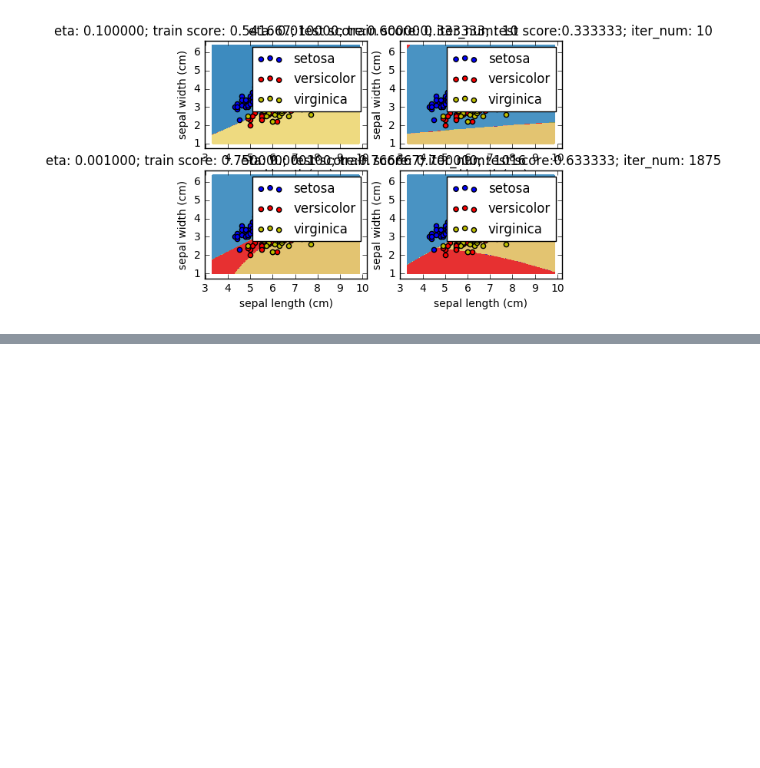
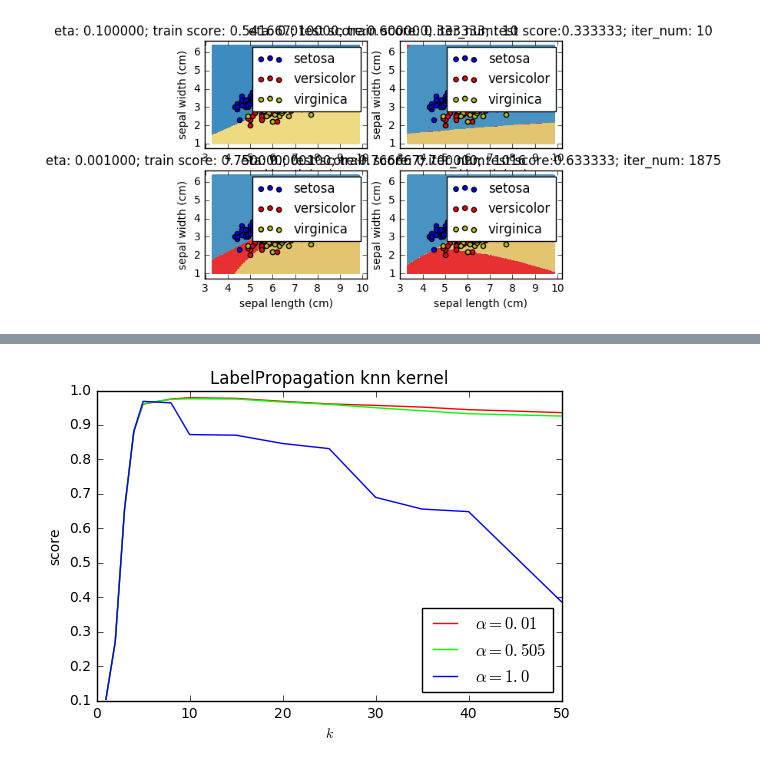
Before and after one commit to probao/Machine_Learning_Basis, a Jupyter notebook: Python-Machine Learning.ipynb, the cells around one changed output, grey strips where cells are left out. Saved outputs shown, nothing was run; the diff lists cells and outputs as text; code cells hidden in the pictures; blank space fills up the shorter version.

```diff
--- a/Python-Machine Learning.ipynb
+++ b/Python-Machine Learning.ipynb
@@ -2372,0 +2476,2 @@ mlpclassifier_iris_eta()
+# %%
+alphas=np.linspace(0.01,1,num=2, endpoint=True)
@@ -2374,0 +2484,33 @@ mlpclassifier_iris_eta()
+# %%
+def test_labelPropagation_knn(*data):
+    '''
+    测试LabelPropagation的knn核时，预测性随alpha和n_neighbors的变化
+    '''
+    X,y,unlabeled_indices=data
+    y_train=np.copy(y)
+    y_train[unlabeled_indices]=-1
+
+    fig=plt.figure()
+    ax=fig.add_subplot(1,1,1)
+    alphas=np.linspace(0.01,1,num=3,endpoint=True)
+    Ks=[1,2,3,4,5,8,10,15,20,25,30,35,40,50]
+    colors=((1,0,0),(0,1,0),(0,0,1))
+    for alpha,color in zip(alphas, colors):
+        scores=[]
+        for K in Ks:
+            clf=LabelPropagation(max_iter=100, n_neighbors=K, alpha=alpha, kernel='knn')
+            clf.fit(X,y_train)
+            scores.append(clf.score(X[unlabeled_indices],y[unlabeled_indices]))
+        ax.plot(Ks, scores, label=r"$\alpha=%s$" % alpha, color=color)
+
+    ### 设置图形
+    ax.set_xlabel(r"$k$")
+    ax.set_ylabel("score")
+    ax.legend(loc="best")
+    ax.set_title("LabelPropagation knn kernel")
+    plt.show()
+# %%
+data=load_data()
+test_labelPropagation_knn(*data)
+# %% [output]
+[figure, added]
```
Also changed, not shown: parts of 10 cells of this notebook.
